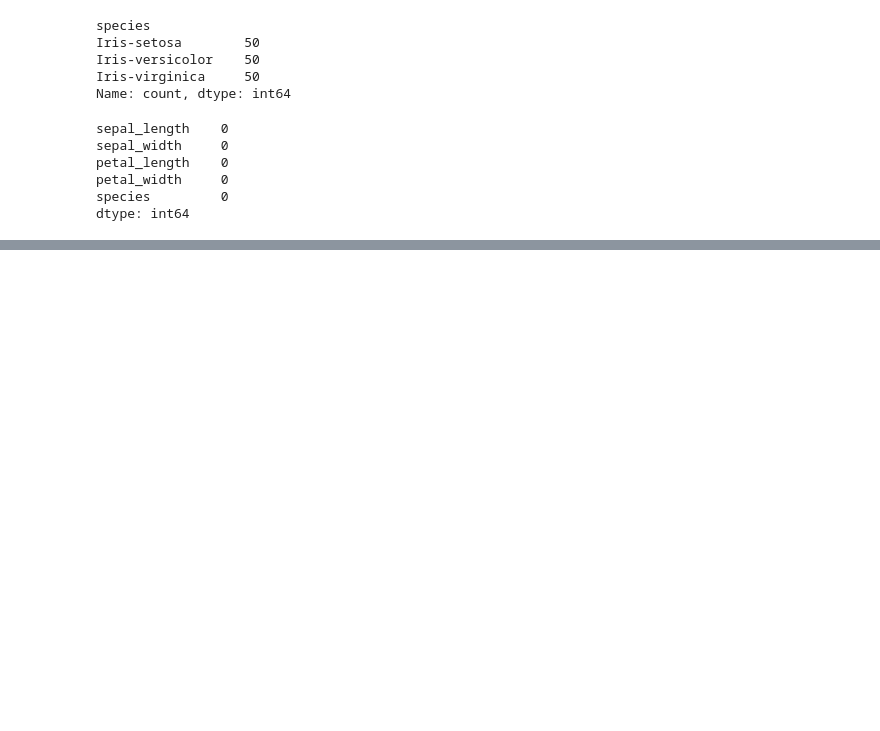
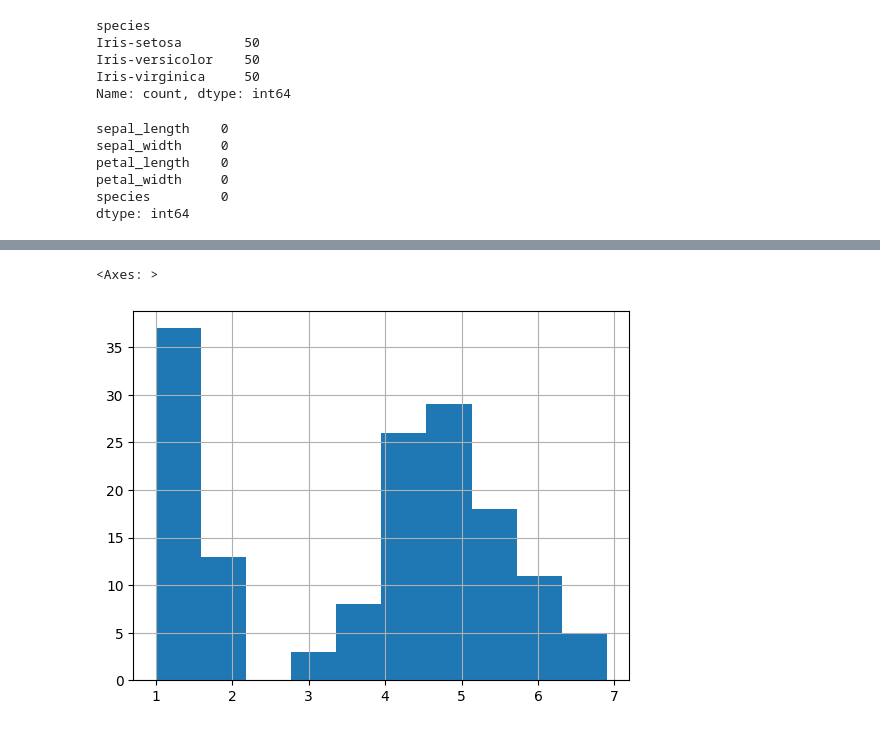
Before and after one commit to bindushahi/CODSOFT-IRIS-FLOWER-CLASSIFICATION, a Jupyter notebook: Iris_Flower_Prediction.ipynb, the cells around one changed output, grey strips where cells are left out. Saved outputs shown, nothing was run; the diff lists cells and outputs as text; code cells hidden in the pictures; blank space fills up the shorter version.

```diff
--- a/Iris_Flower_Prediction.ipynb
+++ b/Iris_Flower_Prediction.ipynb
@@ -172,0 +184,5 @@ dtype: int64
+# %%
+df['petal_length'].hist()
+# %% [output]
+<Axes: >
+[figure, added]
```
Also changed, not shown: parts of 3 cells of this notebook.
